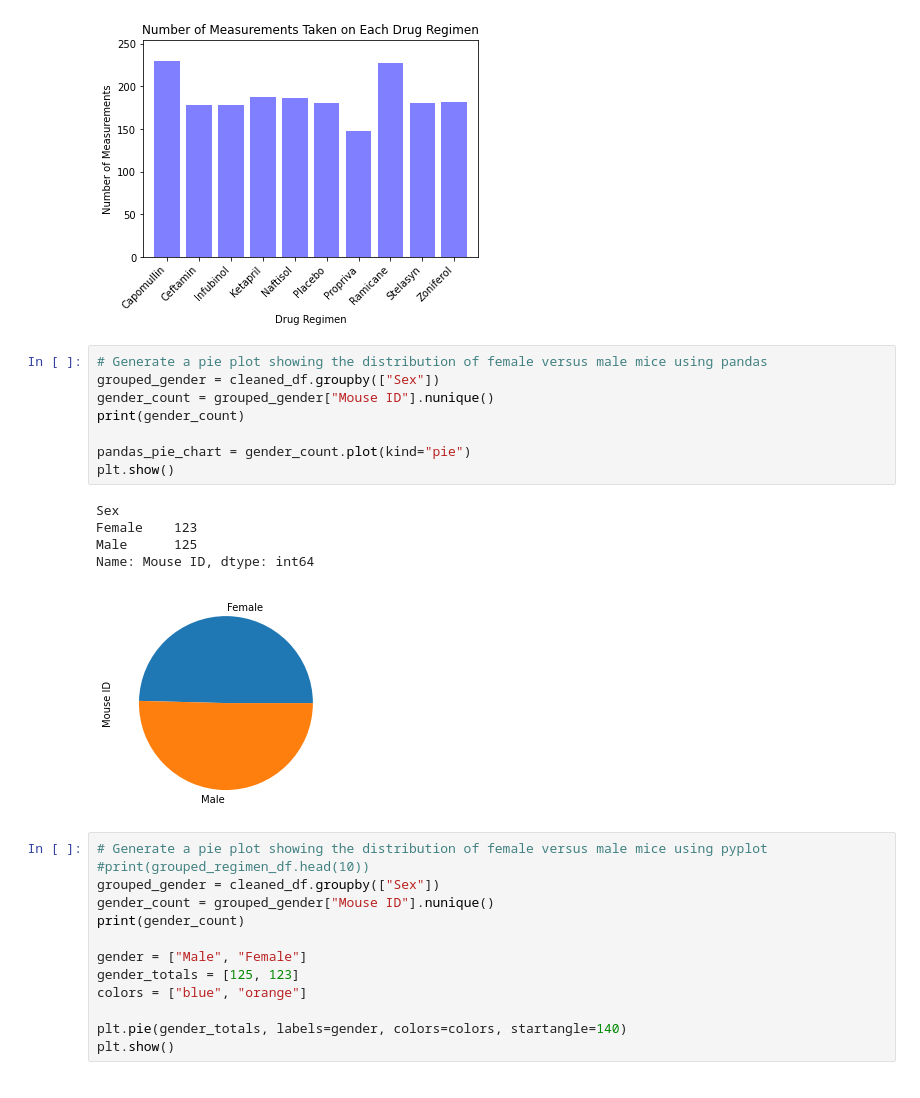
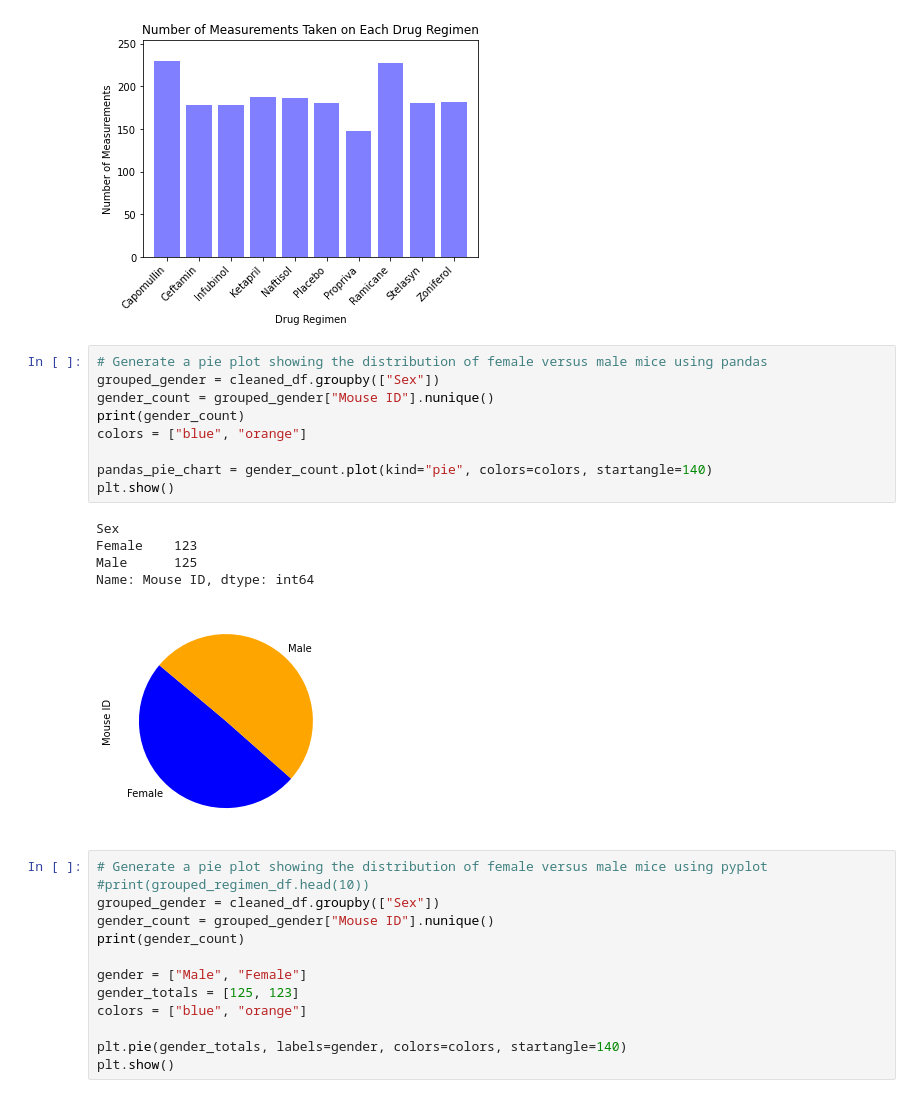
Before and after one commit to corriethomas/Matplotlib-Challenge, a Jupyter notebook: Matplotlib-Starter-Notebook.ipynb, the cells around one changed output. Cells and saved outputs as stored; diff of their text form.

```diff
--- a/Matplotlib-Starter-Notebook.ipynb
+++ b/Matplotlib-Starter-Notebook.ipynb
@@ -214,17 +194,18 @@ plt.show()
 # %%
 # Generate a pie plot showing the distribution of female versus male mice using pandas
 grouped_gender = cleaned_df.groupby(["Sex"])
 gender_count = grouped_gender["Mouse ID"].nunique()
 print(gender_count)
+colors = ["blue", "orange"]
 
-pandas_pie_chart = gender_count.plot(kind="pie")
+pandas_pie_chart = gender_count.plot(kind="pie", colors=colors, startangle=140)
 plt.show()
 # %% [output]
 Sex
 Female    123
 Male      125
 Name: Mouse ID, dtype: int64
-[figure, old version]
+[figure, new version]
 # %%
 # Generate a pie plot showing the distribution of female versus male mice using pyplot
 #print(grouped_regimen_df.head(10))
```
Also changed, not shown: parts of 6 cells of this notebook.
